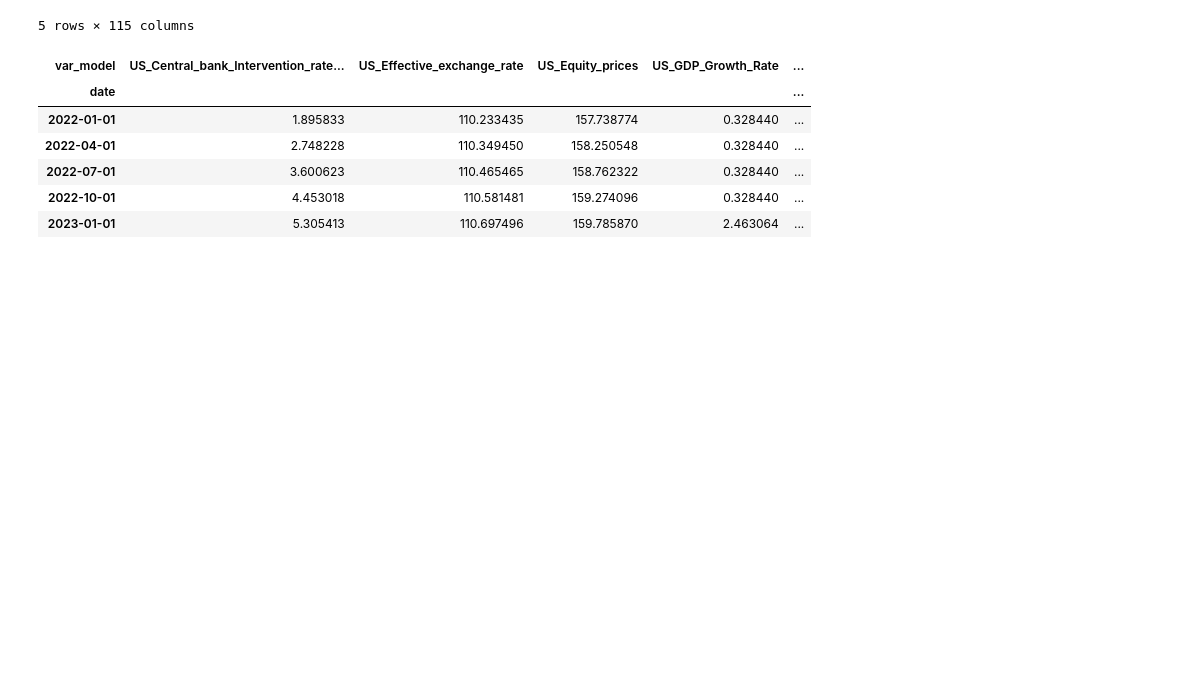
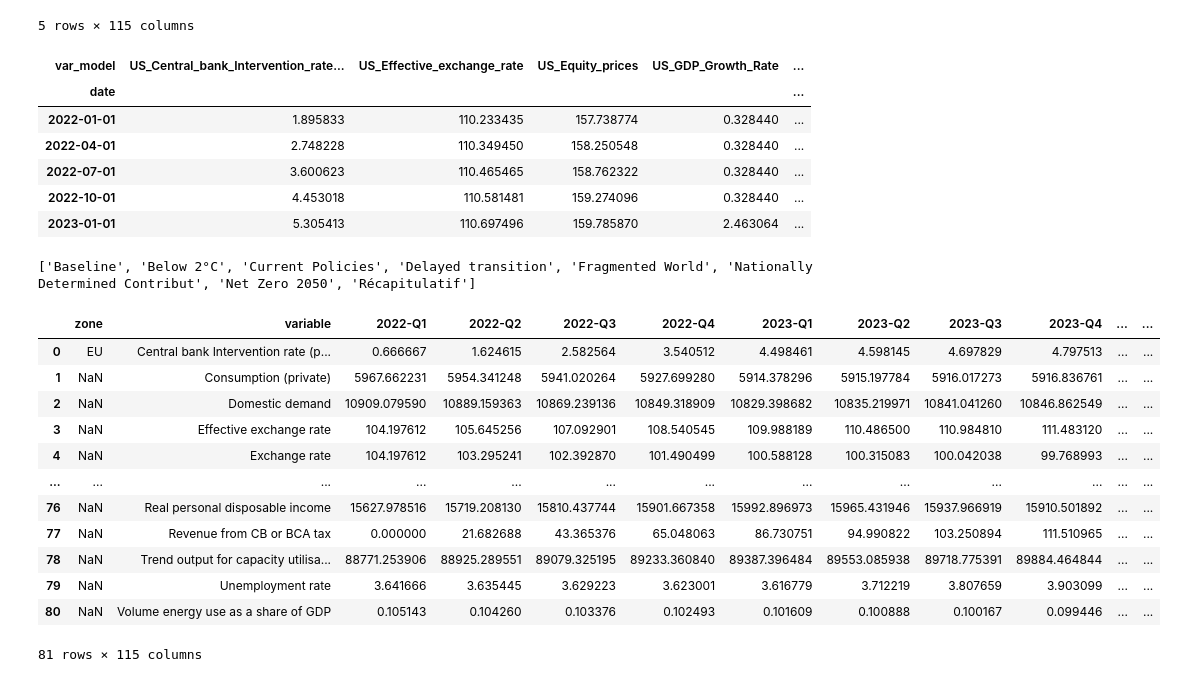
Before and after one commit to Celeste2405/PFE-CLIMATE-STRESS-TESTING-BANKING-PORTFOLIO, a Jupyter notebook: nfgs.ipynb, the cells around one changed output. Drawn from its saved outputs; the diff is of its cells as text; code cells hidden in the pictures; blank space fills up the shorter version.

```diff
--- a/nfgs.ipynb
+++ b/nfgs.ipynb
@@ -171,3 +157,31 @@ X_scenario.head()
 | 2023-01-01 | 5.305413 | 110.697496 | 159.785870 | 2.463064 | ... |
 # %%
 X_scenario.to_csv("data/ngfs_data/ngfs_us.csv")
+# %%
+import pandas as pd
+
+file_path = "data/ngfs_data/ngfs_macro_trimestriel.xlsx"
+
+xls = pd.ExcelFile(file_path)
+
+print(xls.sheet_names)
+# %% [output]
+['Baseline', 'Below 2°C', 'Current Policies', 'Delayed transition', 'Fragmented World', 'Nationally Determined Contribut', 'Net Zero 2050', 'Récapitulatif']
+# %%
+df_baseline = pd.read_excel(file_path, sheet_name='Below 2°C')
+# %%
+df_baseline
+# %% [output]
+|  | zone | variable | 2022-Q1 | 2022-Q2 | 2022-Q3 | 2022-Q4 | 2023-Q1 | 2023-Q2 | 2023-Q3 | 2023-Q4 | ... | ... |
+| 0 | EU | Central bank Intervention rate (p... | 0.666667 | 1.624615 | 2.582564 | 3.540512 | 4.498461 | 4.598145 | 4.697829 | 4.797513 | ... | ... |
+| 1 | NaN | Consumption (private) | 5967.662231 | 5954.341248 | 5941.020264 | 5927.699280 | 5914.378296 | 5915.197784 | 5916.017273 | 5916.836761 | ... | ... |
+| 2 | NaN | Domestic demand | 10909.079590 | 10889.159363 | 10869.239136 | 10849.318909 | 10829.398682 | 10835.219971 | 10841.041260 | 10846.862549 | ... | ... |
+| 3 | NaN | Effective exchange rate | 104.197612 | 105.645256 | 107.092901 | 108.540545 | 109.988189 | 110.486500 | 110.984810 | 111.483120 | ... | ... |
+| 4 | NaN | Exchange rate | 104.197612 | 103.295241 | 102.392870 | 101.490499 | 100.588128 | 100.315083 | 100.042038 | 99.768993 | ... | ... |
+| ... | ... | ... | ... | ... | ... | ... | ... | ... | ... | ... | ... | ... |
+| 76 | NaN | Real personal disposable income | 15627.978516 | 15719.208130 | 15810.437744 | 15901.667358 | 15992.896973 | 15965.431946 | 15937.966919 | 15910.501892 | ... | ... |
+| 77 | NaN | Revenue from CB or BCA tax | 0.000000 | 21.682688 | 43.365376 | 65.048063 | 86.730751 | 94.990822 | 103.250894 | 111.510965 | ... | ... |
+| 78 | NaN | Trend output for capacity utilisa... | 88771.253906 | 88925.289551 | 89079.325195 | 89233.360840 | 89387.396484 | 89553.085938 | 89718.775391 | 89884.464844 | ... | ... |
+| 79 | NaN | Unemployment rate | 3.641666 | 3.635445 | 3.629223 | 3.623001 | 3.616779 | 3.712219 | 3.807659 | 3.903099 | ... | ... |
+| 80 | NaN | Volume energy use as a share of GDP | 0.105143 | 0.104260 | 0.103376 | 0.102493 | 0.101609 | 0.100888 | 0.100167 | 0.099446 | ... | ... |
+81 rows × 115 columns
```
Also changed, not shown: parts of 5 cells of this notebook, 7 other files.
